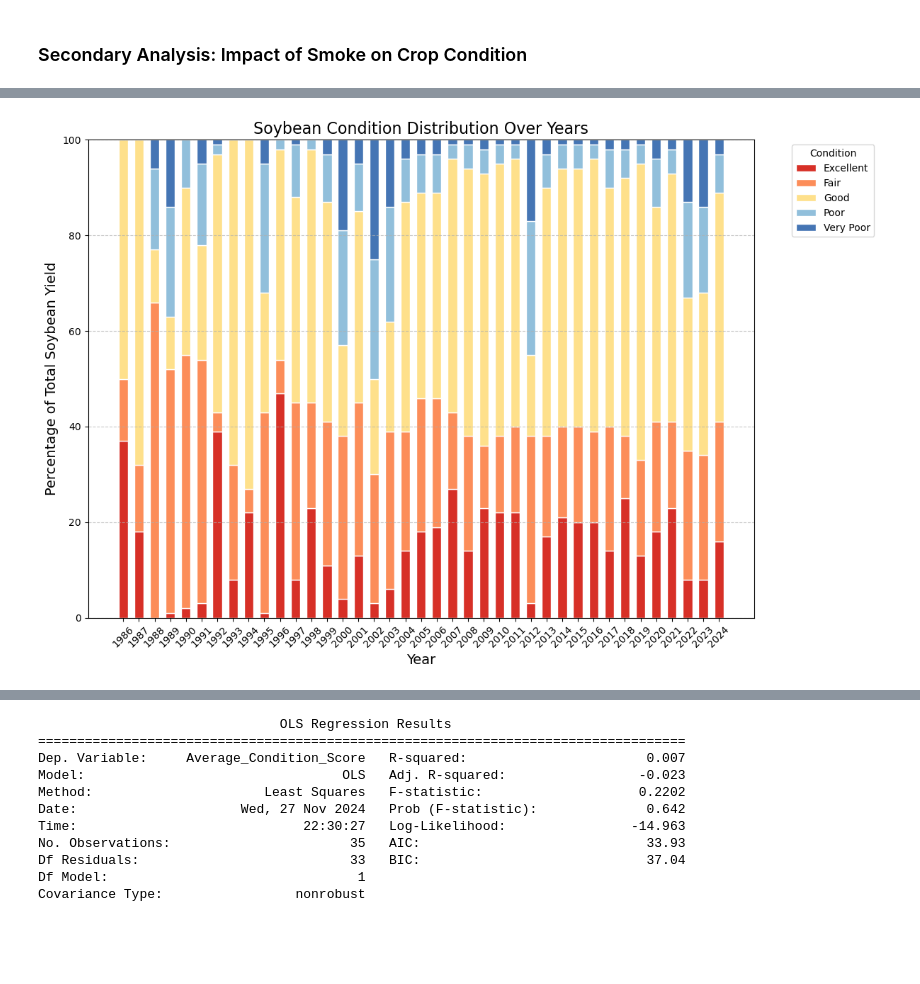
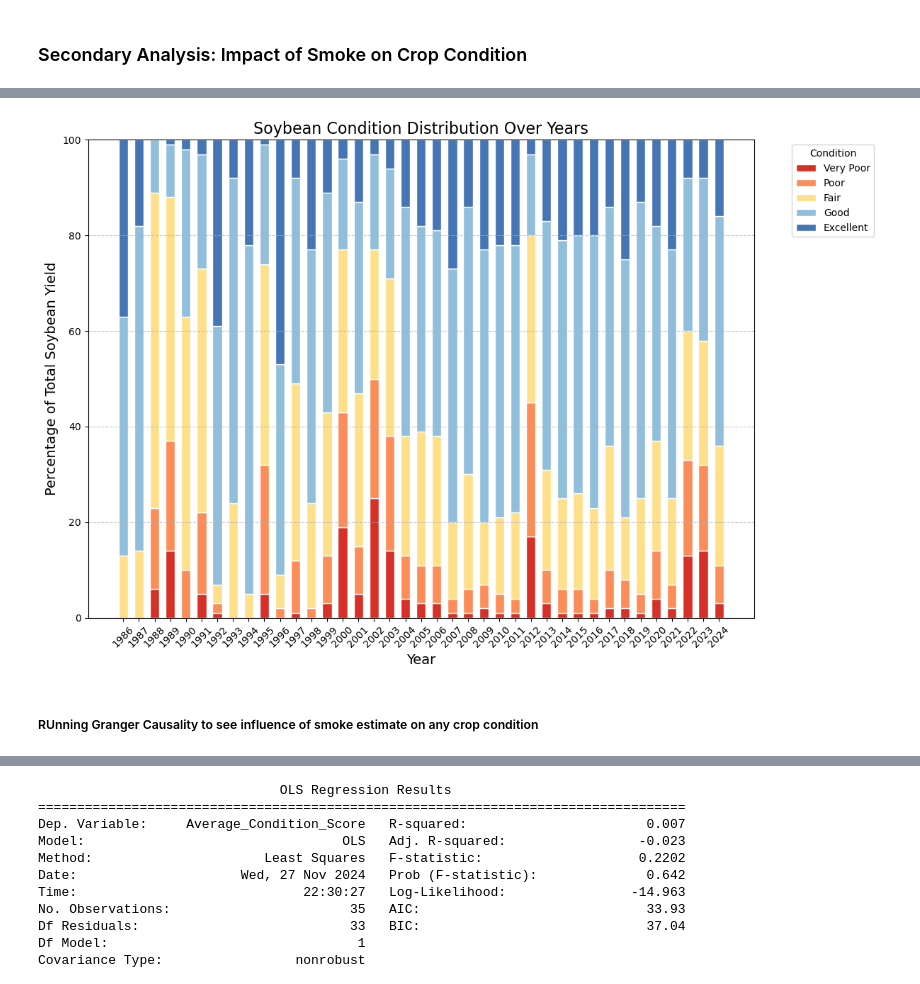
Before and after one commit to manya28/data-512-project, a Jupyter notebook: main_project.ipynb, the cells around one changed output, grey strips where cells are left out. Drawn from its saved outputs; the diff is of its cells as text; code cells hidden in the pictures; blank space fills up the shorter version.

```diff
--- a/main_project.ipynb
+++ b/main_project.ipynb
@@ -168,7 +180,8 @@ Index(['Year', 'Soybean_yield', 'Corn_yield', 'Fire_Year', 'total_GIS_Acres',
        'number_of_fires', 'smoke_estimate', 'log_smoke_estimate'],
       dtype='object')
 # %%
-corr_matrix = combined_data.drop(["Year", "Fire_Year"],axis=1).corr()
+corr_matrix = combined_data.drop(["Year", "Fire_Year", 'log_smoke_estimate', 'total_GIS_Acres',
+       'number_of_fires'],axis=1).corr()
 # Create a figure and axes
 fig, ax = plt.subplots()
 
@@ -491,11 +515,11 @@ if not incomplete_data.empty:
 # %%
 # Define the conditions and their corresponding colors
 conditions = [
-    'CORN - CONDITION, MEASURED IN PCT EXCELLENT',
+    'CORN - CONDITION, MEASURED IN PCT VERY POOR',
+    'CORN - CONDITION, MEASURED IN PCT POOR',
+    'CORN - CONDITION, MEASURED IN PCT FAIR',
     'CORN - CONDITION, MEASURED IN PCT GOOD',
-    'CORN - CONDITION, MEASURED IN PCT FAIR',
-    'CORN - CONDITION, MEASURED IN PCT POOR',
-    'CORN - CONDITION, MEASURED IN PCT VERY POOR'
+    'CORN - CONDITION, MEASURED IN PCT EXCELLENT'
 ]
 
 # Colors for each condition (from red to green)
@@ -548,15 +572,15 @@ plt.show()
 # %%
 # Define the conditions and their corresponding colors
 conditions = [
-    'SOYBEANS - CONDITION, MEASURED IN PCT EXCELLENT',
-       'SOYBEANS - CONDITION, MEASURED IN PCT FAIR',
-       'SOYBEANS - CONDITION, MEASURED IN PCT GOOD',
-       'SOYBEANS - CONDITION, MEASURED IN PCT POOR',
-       'SOYBEANS - CONDITION, MEASURED IN PCT VERY POOR'
+    'SOYBEANS - CONDITION, MEASURED IN PCT VERY POOR',
+    'SOYBEANS - CONDITION, MEASURED IN PCT POOR',
+    'SOYBEANS - CONDITION, MEASURED IN PCT FAIR',
+    'SOYBEANS - CONDITION, MEASURED IN PCT GOOD',
+    'SOYBEANS - CONDITION, MEASURED IN PCT EXCELLENT'
 ]
 
 # Colors for each condition (from red to green)
-colors = ['#d73027', '#fc8d59', '#fee08b', '#91bfdb', '#4575b4'].reverse()
+colors = ['#d73027', '#fc8d59', '#fee08b', '#91bfdb', '#4575b4']
 
 # Sort the DataFrame by Year
 soybean_condition.sort_values('Year', inplace=True)
@@ -574,31 +598,31 @@ for idx, condition in enumerate(conditions):
         soybean_condition[condition],
         bottom=bottom,
         color=colors[idx],
         edgecolor='white',
         width=0.6,
         label=condition.split(', MEASURED IN PCT ')[-1].title()
     )
     # Update the bottom position
     bottom = [i + j for i, j in zip(bottom, soybean_condition[condition])]
 
 # Add labels and title
 plt.xlabel('Year', fontsize=14)
 plt.ylabel('Percentage of Total Soybean Yield', fontsize=14)
 plt.title('Soybean Condition Distribution Over Years', fontsize=16)
 
 # Add legend
 plt.legend(title='Condition', bbox_to_anchor=(1.05, 1), loc='upper left')
 
 # Adjust x-axis ticks
 plt.xticks(soybean_condition['Year'], rotation=45)
 
 # Add gridlines
 plt.grid(axis='y', linestyle='--', alpha=0.7)
 
 # Tight layout to prevent clipping
 plt.tight_layout()
 
 # Display the plot
 plt.show()
 # %% [output]
-[figure, old version]
+[figure, new version]
@@ -604,0 +634,2 @@ plt.show()
+# %% [markdown]
+##### RUnning Granger Causality to see influence of smoke estimate on any crop condition
```
Also changed, not shown: parts of 24 cells of this notebook.
